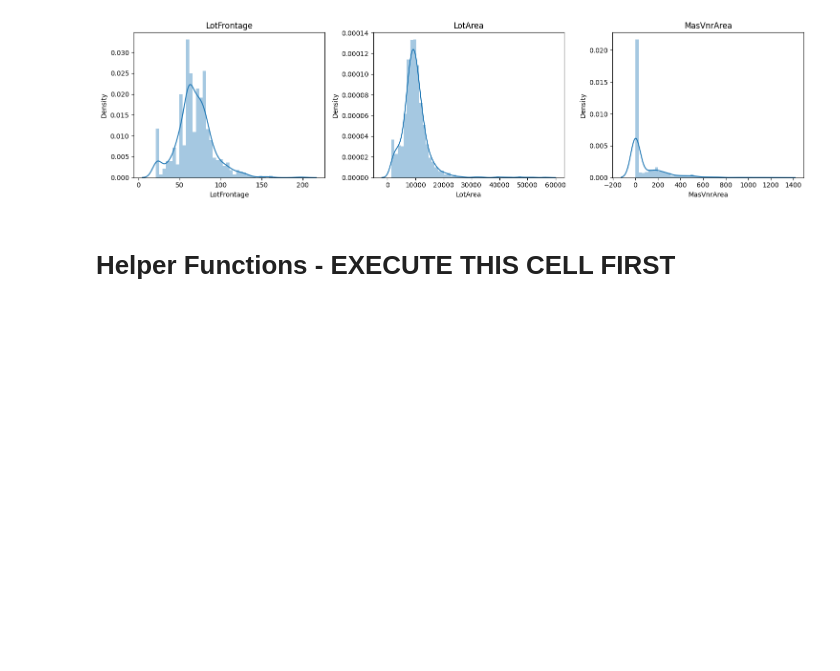
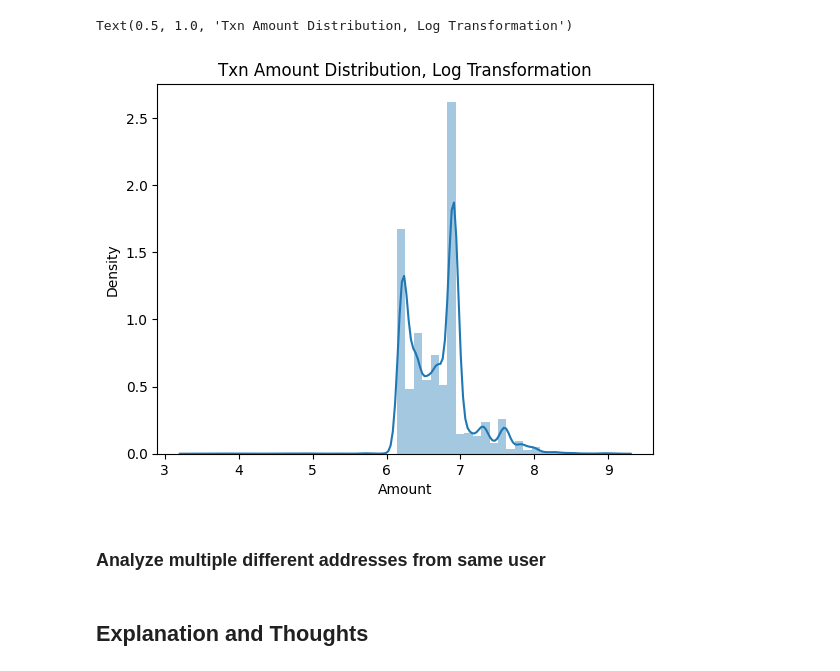
Before and after one commit to koenmatt/peregrine, a Jupyter notebook: deliverable.ipynb, the cells around one changed output. Cells and saved outputs as stored; diff of their text form; code cells hidden in the pictures; blank space fills up the shorter version.

```diff
--- a/deliverable.ipynb
+++ b/deliverable.ipynb
@@ -35,6 +35,7 @@ Applying this to our task,
 # %%
-FILE_PATH = 'test.csv'
-df = pd.read_csv(FILE_PATH)
+FILE_PATH = 'AML exercise - dataset.xlsx'
+df = pd.read_excel(FILE_PATH)
+df = df.drop(["Unnamed: 0"], axis = 1)
 print("--------------------")
 print(f"Shape: {df.shape}")
 print("--------------------")
@@ -72,6 +246,6 @@ missing_data.head(10)
 # %%
-plot_multiple_continuous_distributions(['LotFrontage', 'LotArea', 'MasVnrArea'], df)
+sns.distplot(np.log(df['Amount']))
+plt.title("Txn Amount Distribution, Log Transformation")
 # %% [output]
+Text(0.5, 1.0, 'Txn Amount Distribution, Log Transformation')
-[figure, old version]
+[figure, new version]
-# %% [markdown]
-# Helper Functions - EXECUTE THIS CELL FIRST
@@ -119,0 +252,4 @@ def cluster_classifier():
+# %% [markdown]
+### Analyze multiple different addresses from same user
+# %% [markdown]
+## Explanation and Thoughts
```
Also changed, not shown: parts of 87 cells of this notebook, 1 other file.
